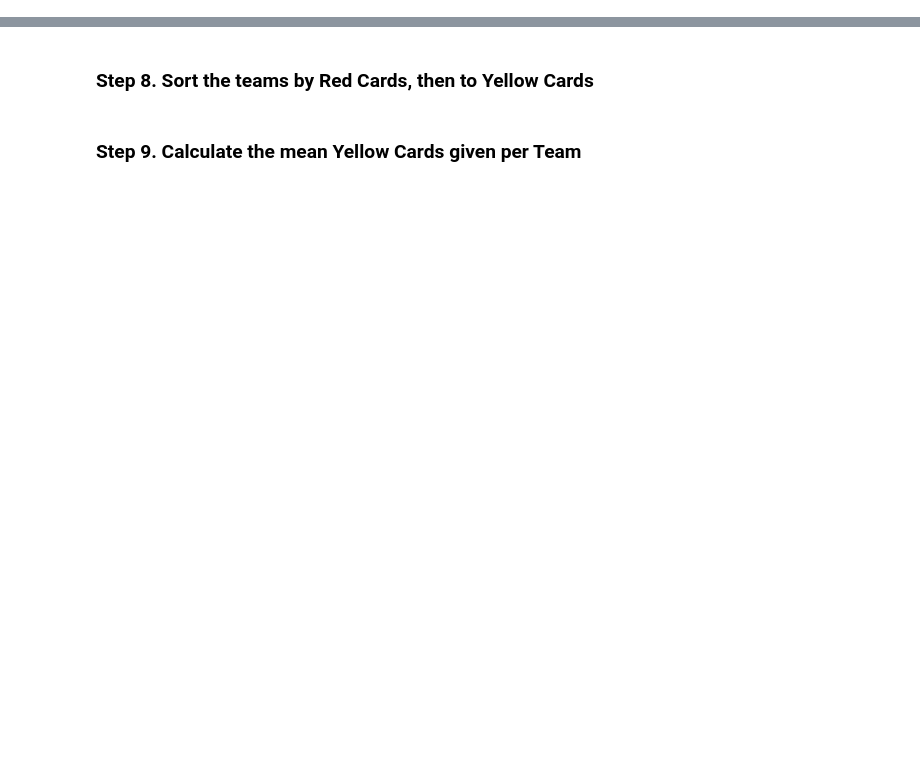
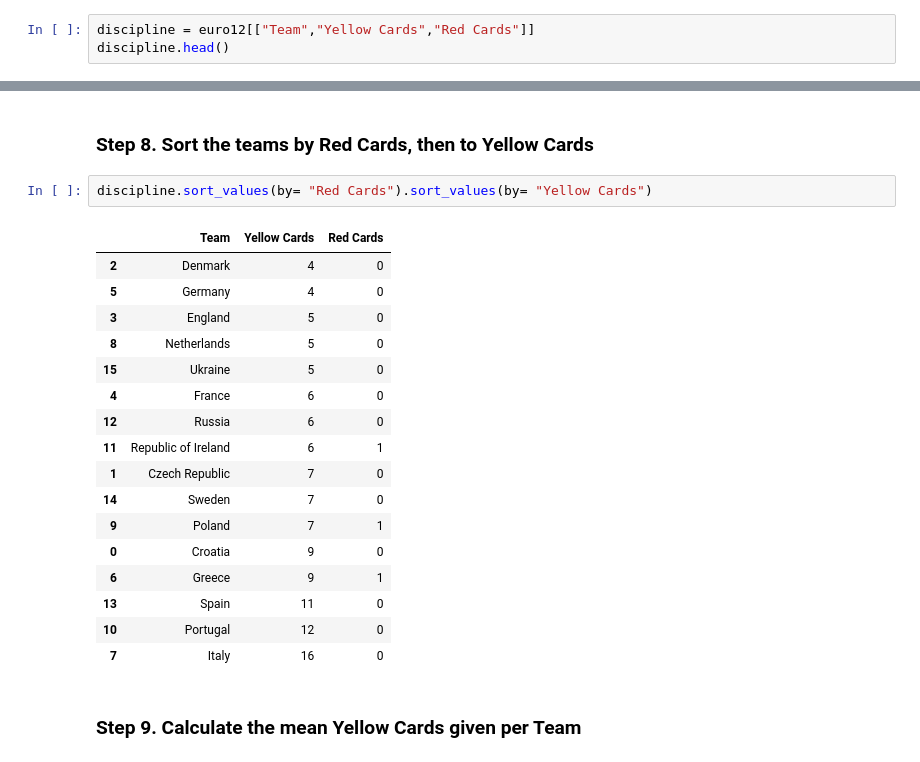
Before and after one commit to alexander385/pandas_exercises, a Jupyter notebook: 02_Filtering_&_Sorting/Euro12/Exercises.ipynb, the cells around one changed output, grey strips where cells are left out. Cells and saved outputs as stored; diff of their text form; blank space fills up the shorter version.

```diff
--- a/02_Filtering_&_Sorting/Euro12/Exercises.ipynb
+++ b/02_Filtering_&_Sorting/Euro12/Exercises.ipynb
@@ -34,2 +60,5 @@ euro12[]
 # %% [markdown]
 ### Step 7. View only the columns Team, Yellow Cards and Red Cards and assign them to a dataframe called discipline
+# %%
+discipline = euro12[["Team","Yellow Cards","Red Cards"]]
+discipline.head()
@@ -36,4 +72,24 @@ euro12[]
 # %% [markdown]
 ### Step 8. Sort the teams by Red Cards, then to Yellow Cards
+# %%
+discipline.sort_values(by= "Red Cards").sort_values(by= "Yellow Cards")
+# %% [output]
+|  | Team | Yellow Cards | Red Cards |
+| 2 | Denmark | 4 | 0 |
+| 5 | Germany | 4 | 0 |
+| 3 | England | 5 | 0 |
+| 8 | Netherlands | 5 | 0 |
+| 15 | Ukraine | 5 | 0 |
+| 4 | France | 6 | 0 |
+| 12 | Russia | 6 | 0 |
+| 11 | Republic of Ireland | 6 | 1 |
+| 1 | Czech Republic | 7 | 0 |
+| 14 | Sweden | 7 | 0 |
+| 9 | Poland | 7 | 1 |
+| 0 | Croatia | 9 | 0 |
+| 6 | Greece | 9 | 1 |
+| 13 | Spain | 11 | 0 |
+| 10 | Portugal | 12 | 0 |
+| 7 | Italy | 16 | 0 |
 # %% [markdown]
 ### Step 9. Calculate the mean Yellow Cards given per Team
```
Also changed, not shown: parts of 10 cells of this notebook, 1 other file.
